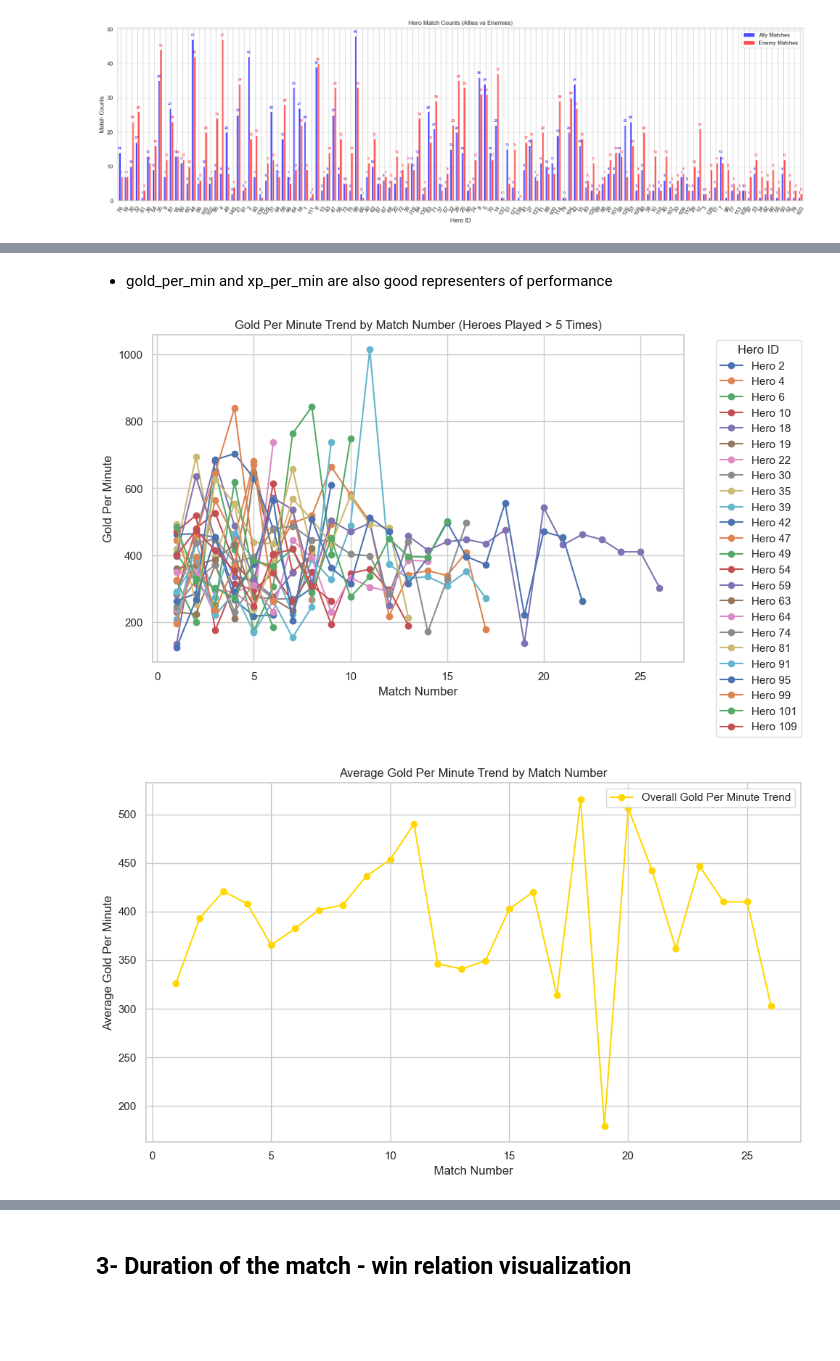
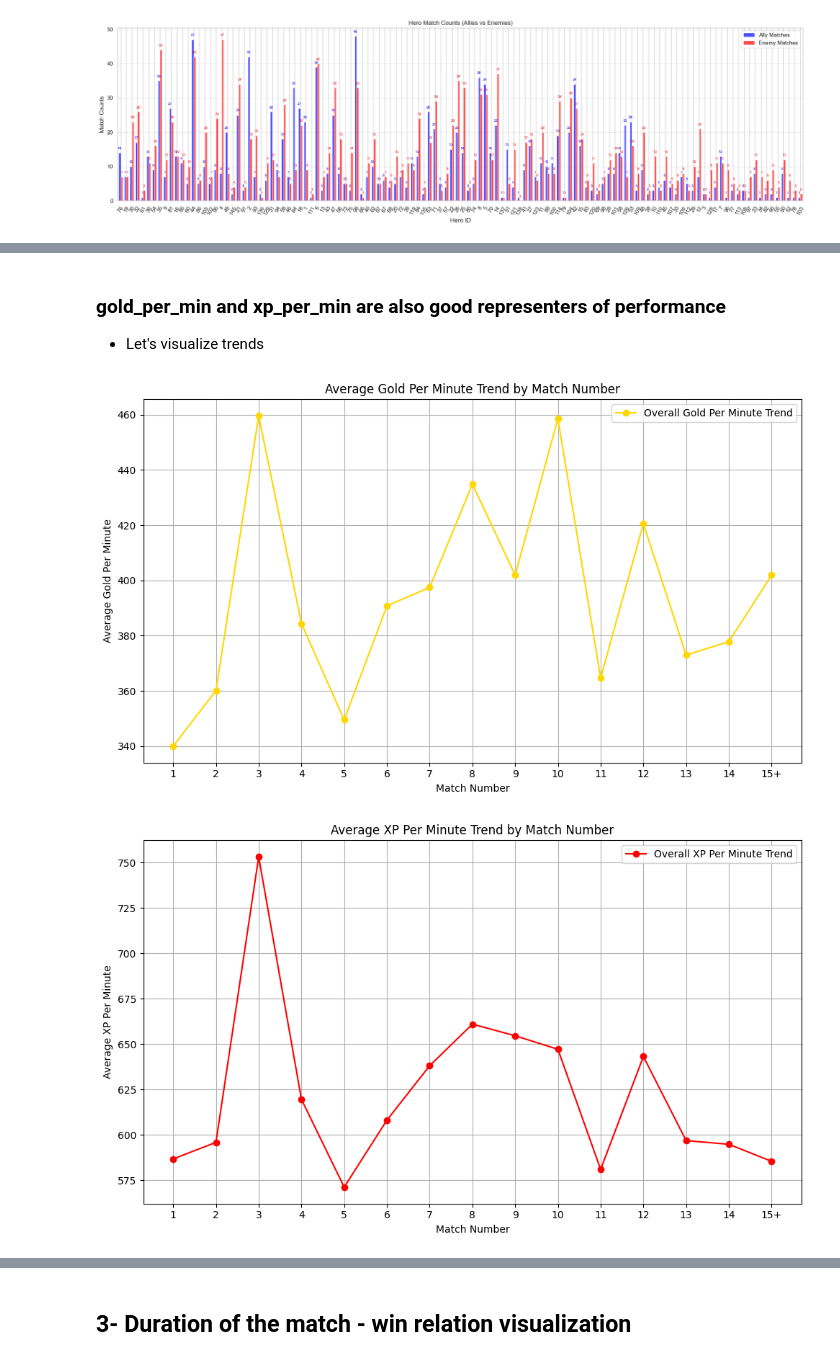
Before and after one commit to Xerkan10/Fall-2024-DSA210-Project, a Jupyter notebook: data_visualization.ipynb, the cells around one changed output, grey strips where cells are left out. Drawn from its saved outputs; the diff is of its cells as text; code cells hidden in the pictures; blank space fills up the shorter version.

```diff
--- a/data_visualization.ipynb
+++ b/data_visualization.ipynb
@@ -483,5 +644,6 @@ plt.show()
 # %% [markdown]
-- gold_per_min and xp_per_min are also good representers of performance
+### gold_per_min and xp_per_min are also good representers of performance
+- Let's visualize trends
 # %%
 import pandas as pd
 import matplotlib.pyplot as plt
@@ -490,61 +652,46 @@ import matplotlib.pyplot as plt
 input_csv = "data/visualization_purposes/my_hero_data_with_match_numbers.csv"
 
 # Load the CSV file
-filtered_data = pd.read_csv(input_csv)
+filtered_data_gpm_xpm = pd.read_csv(input_csv)
+# Merge match numbers greater than or equal to 15 and label them as "15+"
+filtered_data_gpm_xpm['match_number'] = filtered_data_gpm_xpm['match_number'].apply(lambda x: '15+' if int(x) >= 15 else str(x))
 
-# Step 1: Visualize gold_per_min trends for each hero
-plt.figure(figsize=(10, 6))
-for hero_id, hero_data in filtered_data.groupby("my_hero_id"):
-    plt.plot(hero_data["match_number"], hero_data["gold_per_min"], marker="o", label=f"Hero {hero_id}")
 
-plt.title("Gold Per Minute Trend by Match Number (Heroes Played > 5 Times)")
-plt.xlabel("Match Number")
-plt.ylabel("Gold Per Minute")
-plt.legend(title="Hero ID", bbox_to_anchor=(1.05, 1), loc='upper left')  # Move legend to the right
-plt.grid(True)
-plt.tight_layout()
-plt.show()
+# Step 1: Aggregate and analyze overall trend for gold_per_min
+overall_gold_trend = filtered_data_gpm_xpm.groupby("match_number")["gold_per_min"].mean()
 
-# Step 2: Aggregate and analyze overall trend for gold_per_min
-overall_gold_trend = filtered_data.groupby("match_number")["gold_per_min"].mean()
+# Ensure the x-axis labels are in increasing order with "15+" at the end
+overall_gold_trend = overall_gold_trend.reindex(sorted(overall_gold_trend.index, key=lambda x: (int(x[:-1]) if x.endswith('+') else int(x))))
+
 
 # Plot the overall trend for gold_per_min
 plt.figure(figsize=(10, 6))
 plt.plot(overall_gold_trend.index, overall_gold_trend.values, marker="o", color="gold", label="Overall Gold Per Minute Trend")
 plt.title("Average Gold Per Minute Trend by Match Number")
 plt.xlabel("Match Number")
 plt.ylabel("Average Gold Per Minute")
 plt.grid(True)
 plt.legend()
 plt.tight_layout()
 plt.show()
 
-# Step 3: Visualize xp_per_min trends for each hero
-plt.figure(figsize=(10, 6))
-for hero_id, hero_data in filtered_data.groupby("my_hero_id"):
-    plt.plot(hero_data["match_number"], hero_data["xp_per_min"], marker="o", label=f"Hero {hero_id}")
 
-plt.title("XP Per Minute Trend by Match Number (Heroes Played > 5 Times)")
-plt.xlabel("Match Number")
-plt.ylabel("XP Per Minute")
-plt.legend(title="Hero ID", bbox_to_anchor=(1.05, 1), loc='upper left')  # Move legend to the right
-plt.grid(True)
-plt.tight_layout()
-plt.show()
+# Step 2: Aggregate and analyze overall trend for xp_per_min
+overall_xp_trend = filtered_data_gpm_xpm.groupby("match_number")["xp_per_min"].mean()
 
-# Step 4: Aggregate and analyze overall trend for xp_per_min
-overall_xp_trend = filtered_data.groupby("match_number")["xp_per_min"].mean()
+# Ensure the x-axis labels are in increasing order with "15+" at the end
+overall_xp_trend = overall_xp_trend.reindex(sorted(overall_xp_trend.index, key=lambda x: (int(x[:-1]) if x.endswith('+') else int(x))))
 
 # Plot the overall trend for xp_per_min
 plt.figure(figsize=(10, 6))
-plt.plot(overall_xp_trend.index, overall_xp_trend.values, marker="o", color="blue", label="Overall XP Per Minute Trend")
+plt.plot(overall_xp_trend.index, overall_xp_trend.values, marker="o", color="red", label="Overall XP Per Minute Trend")
 plt.title("Average XP Per Minute Trend by Match Number")
 plt.xlabel("Match Number")
 plt.ylabel("Average XP Per Minute")
 plt.grid(True)
 plt.legend()
 plt.tight_layout()
 plt.show()
 # %% [output]
-[figure, old version]
+[figure, new version]
-[figure, old version]
+[figure, new version]
```
Also changed, not shown: parts of 14 cells of this notebook, 5 other files.
